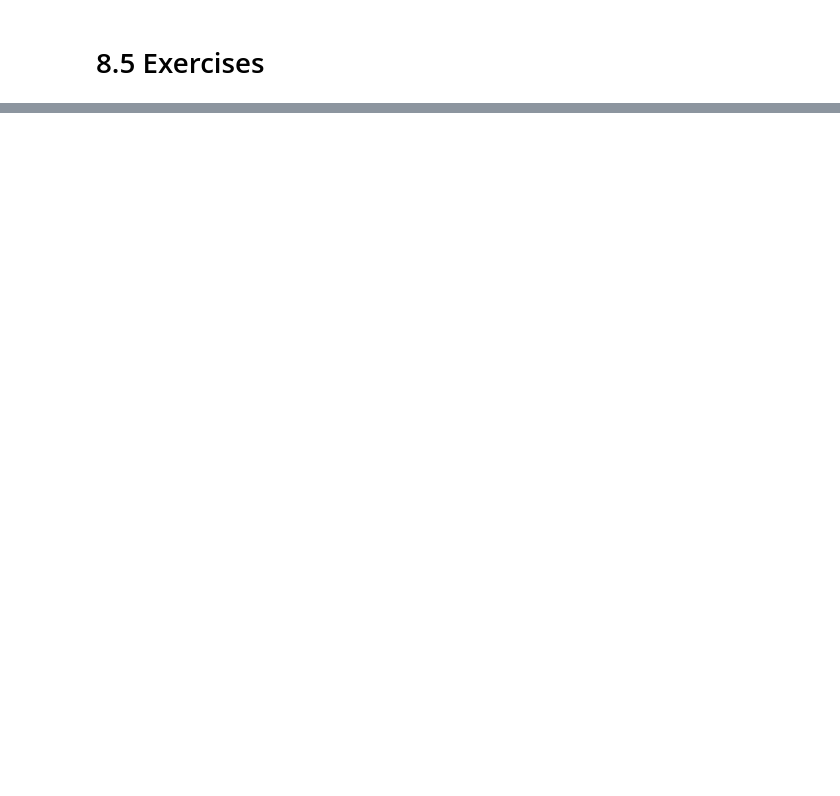
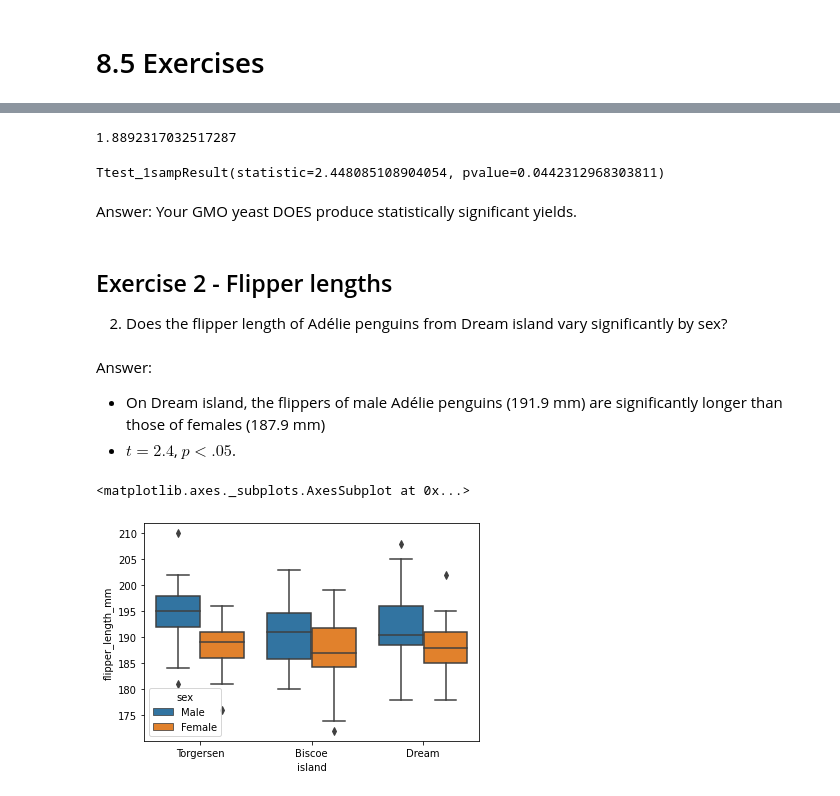
Before and after one commit to Coding-Forest/2021-Statistics, a Jupyter notebook: 01 Probability and Statistics for ML/STAT 08 Comparing Means.ipynb, the cells around one changed output, grey strips where cells are left out. Drawn from its saved outputs; the diff is of its cells as text; code cells hidden in the pictures; blank space fills up the shorter version.

```diff
--- a/01 Probability and Statistics for ML/STAT 08 Comparing Means.ipynb
+++ b/01 Probability and Statistics for ML/STAT 08 Comparing Means.ipynb
@@ -475,0 +545,25 @@ To assess whether the mean heart rate varies significantly after one minute of w
+# %%
+sem = st.sem(samples)
+sem
+# %% [output]
+1.8892317032517287
+# %%
+st.ttest_1samp(samples, 50)
+# %% [output]
+Ttest_1sampResult(statistic=2.448085108904054, pvalue=0.0442312968303811)
+# %% [markdown]
+Answer:
+Your GMO yeast DOES produce statistically significant yields.
+# %% [markdown]
+## Exercise 2 - Flipper lengths
+
+2. Does the flipper length of Adélie penguins from Dream island vary significantly by sex?
+# %% [markdown]
+Answer:
+- On Dream island, the flippers of male Adélie penguins (191.9 mm) are significantly longer than those of females (187.9 mm)
+- $t = 2.4$, $p < .05$.
+# %%
+sb.boxplot(x='island', y='flipper_length_mm', hue='sex', data=adelie)
+# %% [output]
+<matplotlib.axes._subplots.AxesSubplot at 0x...>
+[figure, added]
```
Also changed, not shown: parts of 49 cells of this notebook.
